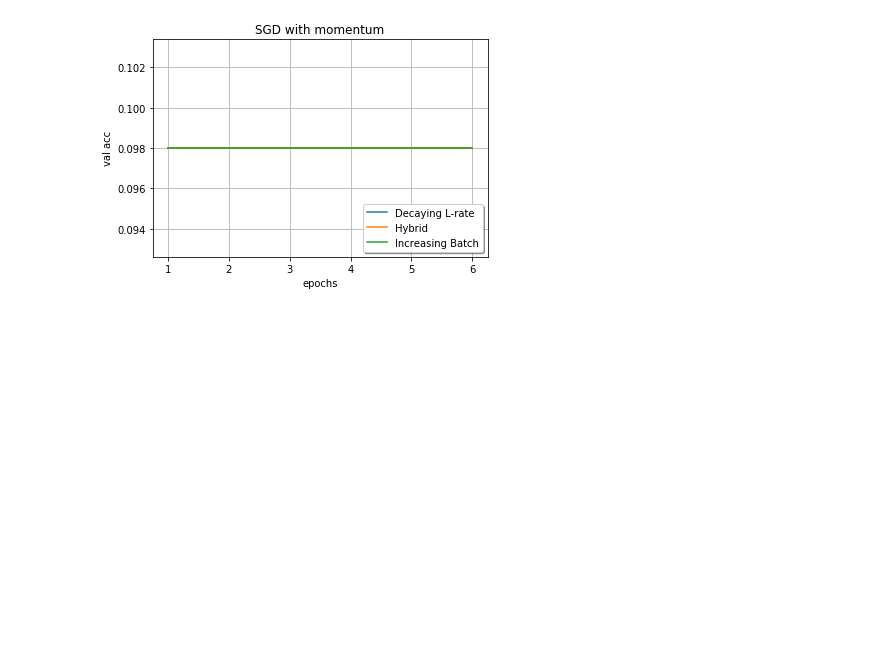
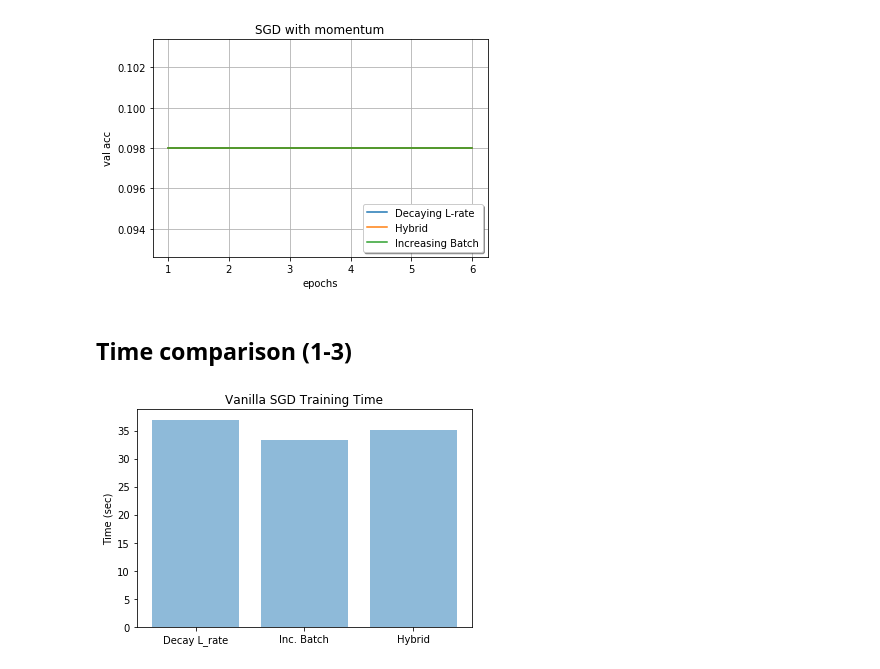
Before and after one commit to JCDetwiler/batch-size-mnist, a Jupyter notebook: experiments.ipynb, the cells around one changed output. Drawn from its saved outputs; the diff is of its cells as text; code cells hidden in the pictures; blank space fills up the shorter version.

```diff
--- a/experiments.ipynb
+++ b/experiments.ipynb
@@ -443,0 +421,4 @@ exp5_results.history
+# %%
+print(exp5_results.history)
+times.append(time_tmp)
+print(times)
@@ -524,0 +496,4 @@ exp6_results.history
+# %%
+print(exp6_results.history)
+times.append(time_tmp)
+print(times)
@@ -766,3 +744,19 @@ a_sgdm.grid()
 f_sgdm.savefig("sgd_with_momentum.png")
 # %% [output]
 [figure]
+# %% [markdown]
+## Time comparison (1-3)
+# %%
+objects = ('Decay L_rate', 'Inc. Batch', 'Hybrid')
+y_pos = np.arange(len(objects))
+performance = times[0:3]
+
+plt.bar(y_pos, performance, align='center', alpha=0.5)
+plt.xticks(y_pos, objects)
+plt.ylabel('Time (sec)')
+plt.title('Vanilla SGD Training Time')
+
+plt.show()
+#plt.savefig("vanillaSGD_time.png")
+# %% [output]
+[figure, added]
```
Also changed, not shown: parts of 28 cells of this notebook, 6 other files.
